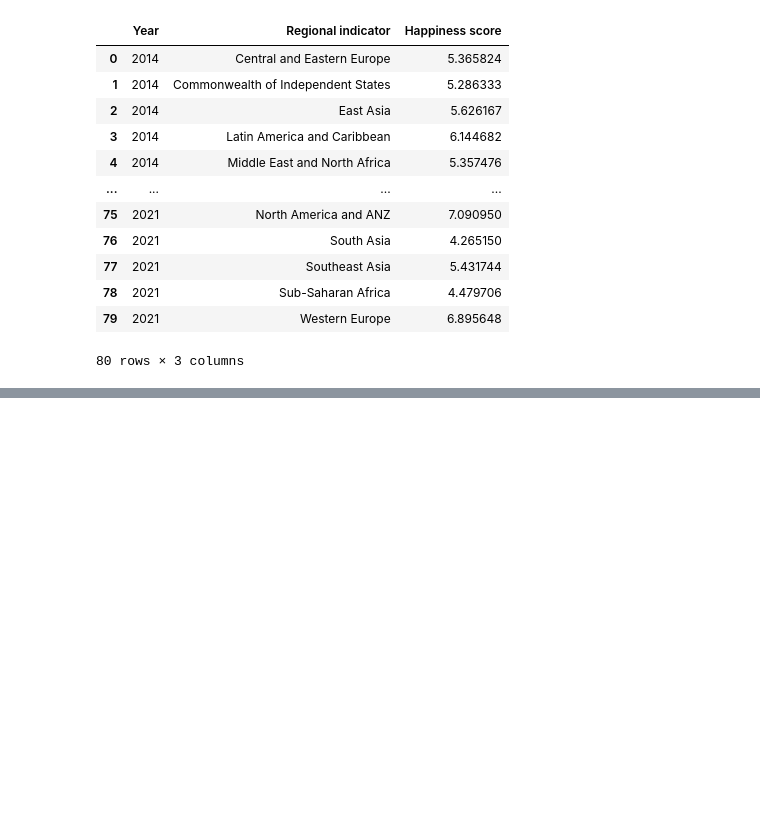
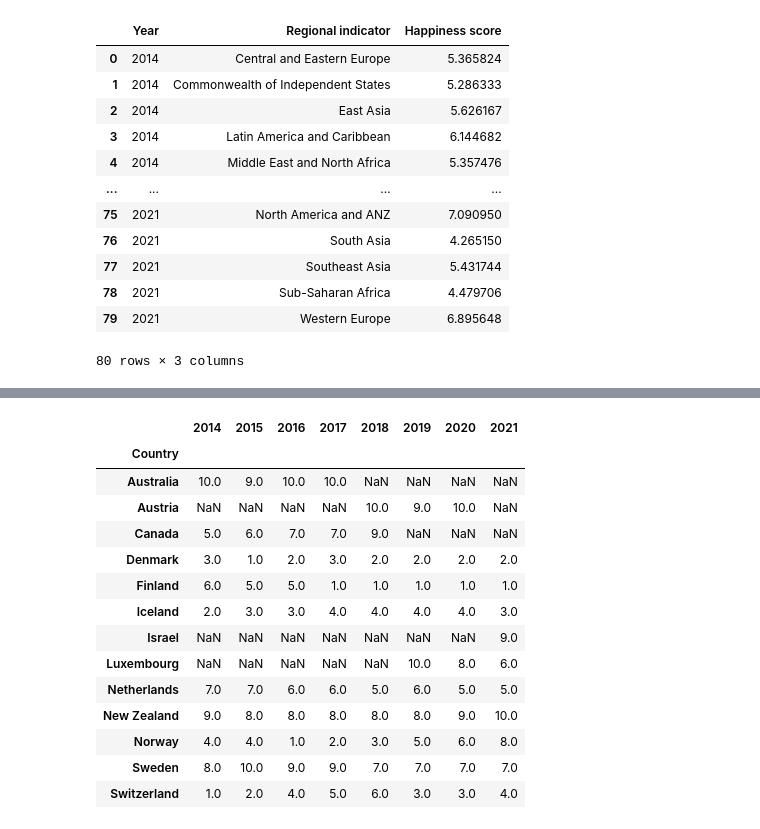
Before and after one commit to angkohtenko/World_Happiness_Report, a Jupyter notebook: Clean_data.ipynb, the cells around one changed output, grey strips where cells are left out. Saved outputs shown, nothing was run; the diff lists cells and outputs as text; code cells hidden in the pictures; blank space fills up the shorter version.

```diff
--- a/Clean_data.ipynb
+++ b/Clean_data.ipynb
@@ -1092,0 +1164,21 @@ plt.show()
+# %%
+# pivot df to be used in heatmap chart
+rank_10=rank_10_df.pivot(index=['Country'],columns=['Year'], values=['Rank'])
+rank_10.columns = [col[1] for col in rank_10.columns.to_flat_index()]
+rank_10
+# %% [output]
+|  | 2014 | 2015 | 2016 | 2017 | 2018 | 2019 | 2020 | 2021 |
+| Country |  |  |  |  |  |  |  |  |
+| Australia | 10.0 | 9.0 | 10.0 | 10.0 | NaN | NaN | NaN | NaN |
+| Austria | NaN | NaN | NaN | NaN | 10.0 | 9.0 | 10.0 | NaN |
+| Canada | 5.0 | 6.0 | 7.0 | 7.0 | 9.0 | NaN | NaN | NaN |
+| Denmark | 3.0 | 1.0 | 2.0 | 3.0 | 2.0 | 2.0 | 2.0 | 2.0 |
+| Finland | 6.0 | 5.0 | 5.0 | 1.0 | 1.0 | 1.0 | 1.0 | 1.0 |
+| Iceland | 2.0 | 3.0 | 3.0 | 4.0 | 4.0 | 4.0 | 4.0 | 3.0 |
+| Israel | NaN | NaN | NaN | NaN | NaN | NaN | NaN | 9.0 |
+| Luxembourg | NaN | NaN | NaN | NaN | NaN | 10.0 | 8.0 | 6.0 |
+| Netherlands | 7.0 | 7.0 | 6.0 | 6.0 | 5.0 | 6.0 | 5.0 | 5.0 |
+| New Zealand | 9.0 | 8.0 | 8.0 | 8.0 | 8.0 | 8.0 | 9.0 | 10.0 |
+| Norway | 4.0 | 4.0 | 1.0 | 2.0 | 3.0 | 5.0 | 6.0 | 8.0 |
+| Sweden | 8.0 | 10.0 | 9.0 | 9.0 | 7.0 | 7.0 | 7.0 | 7.0 |
+| Switzerland | 1.0 | 2.0 | 4.0 | 5.0 | 6.0 | 3.0 | 3.0 | 4.0 |
```
Also changed, not shown: parts of 16 cells of this notebook.
